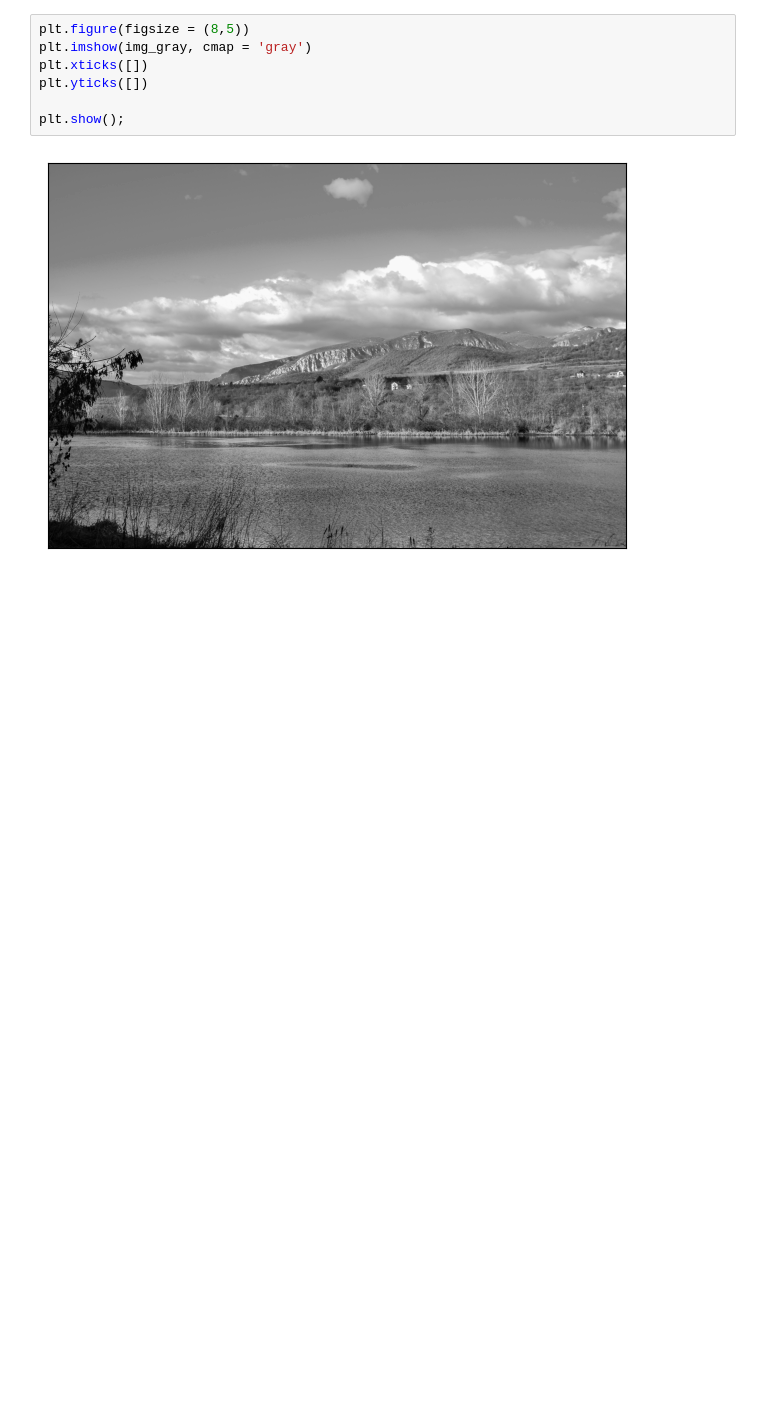
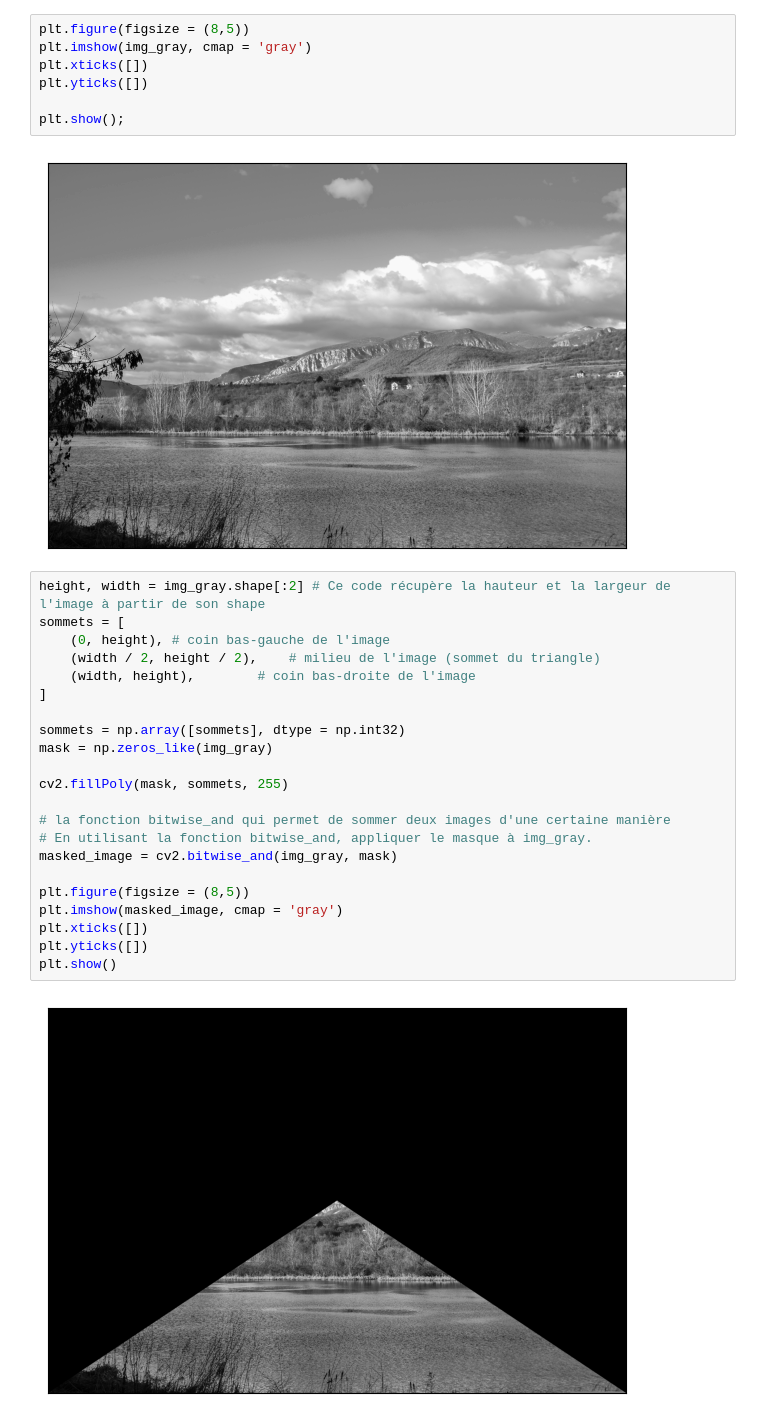
Before and after one commit to dgando-bit/Computer-Vision-Pipeline, a Jupyter notebook: dl/experiments/cv.ipynb, the cells around one changed output. Cells and saved outputs as stored; diff of their text form; blank space fills up the shorter version.

Commit message:
:art: feat: [OpenCV] read image with basic manipulation. Update Makefile with open container shells

```diff
--- a/dl/experiments/cv.ipynb
+++ b/dl/experiments/cv.ipynb
@@ -24,3 +32,27 @@ plt.yticks([])
 plt.show();
 # %% [output]
 [figure]
+# %%
+height, width = img_gray.shape[:2] # Ce code récupère la hauteur et la largeur de l'image à partir de son shape
+sommets = [
+	(0, height), # coin bas-gauche de l'image
+	(width / 2, height / 2),	# milieu de l'image (sommet du triangle)
+	(width, height),		# coin bas-droite de l'image
+]
+
+sommets = np.array([sommets], dtype = np.int32)
+mask = np.zeros_like(img_gray)
+
+cv2.fillPoly(mask, sommets, 255)
+
+# la fonction bitwise_and qui permet de sommer deux images d'une certaine manière
+# En utilisant la fonction bitwise_and, appliquer le masque à img_gray.
+masked_image = cv2.bitwise_and(img_gray, mask)
+
+plt.figure(figsize = (8,5))
+plt.imshow(masked_image, cmap = 'gray')
+plt.xticks([])
+plt.yticks([])
+plt.show()
+# %% [output]
+[figure, added]
```
Also changed, not shown: parts of 6 cells of this notebook, 1 other file.
